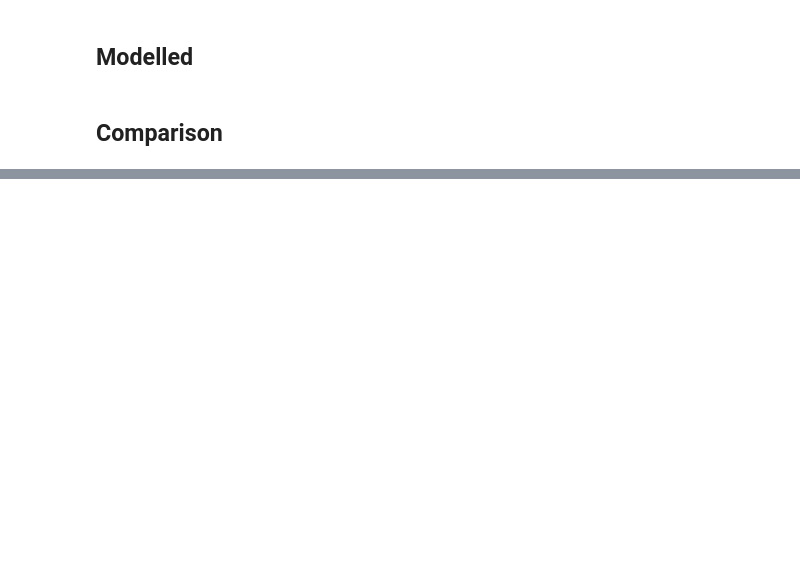
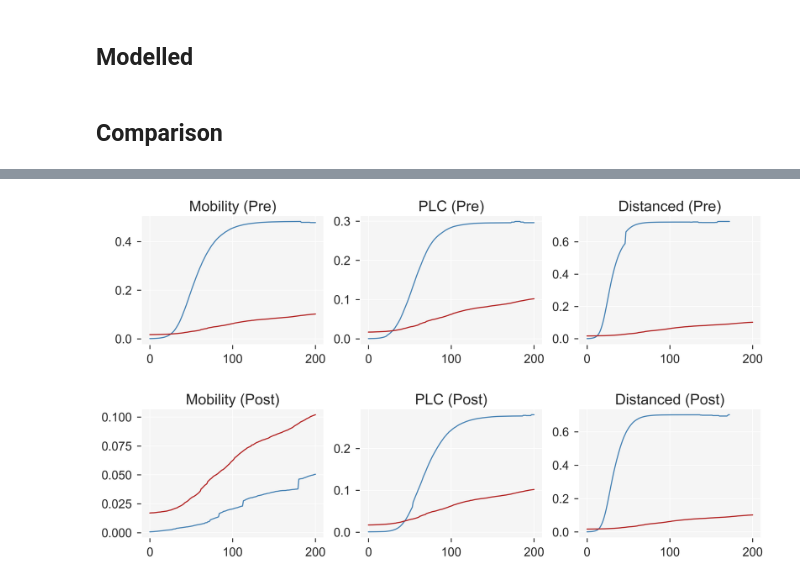
Before and after one commit to leo-pfeiffer/epi-sim, a Jupyter notebook: lib/experiments/4_model_validation.ipynb, the cells around one changed output, grey strips where cells are left out. Saved outputs shown, nothing was run; the diff lists cells and outputs as text; code cells hidden in the pictures; blank space fills up the shorter version.

```diff
--- a/lib/experiments/4_model_validation.ipynb
+++ b/lib/experiments/4_model_validation.ipynb
@@ -166,0 +230,31 @@ plt.show()
+# %%
+matplotlib.style.use('seaborn')
+matplotlib.rcParams['figure.dpi'] = 300
+seaborn.set_context('notebook', font_scale=1.5)
+
+fig, (r1, r2) = plt.subplots(2, 3, figsize=(15, 8), facecolor='w',
+                             gridspec_kw={'width_ratios': [1, 1, 1]})
+
+x, y = new_haven_tc()
+
+data = [
+    {'name': 'seir_mobility_pre_validation', 'title': 'Mobility (Pre)'},
+    {'name': 'seir_plc_pre_validation', 'title': 'PLC (Pre)'},
+    {'name': 'seir_distanced_pre_validation', 'title': 'Distanced (Pre)'},
+
+    {'name': 'seir_mobility_post_validation', 'title': 'Mobility (Post)'},
+    {'name': 'seir_plc_post_validation', 'title': 'PLC (Post)'},
+    {'name': 'seir_distanced_post_validation', 'title': 'Distanced (Post)'},
+]
+
+for ax, d in zip([*r1, *r2], data):
+    ax.plot(*make_tc_ts(d['name'], MAX_TIME), color='steelblue')
+    ax.plot(x, y, color='firebrick')
+    ax.set_facecolor('#F5F5F5')
+    ax.set_title(d['title'], fontsize=20)
+
+plt.subplots_adjust(hspace=0.5)
+# plt.savefig(GRAPHICS + '/comparison-network-metrics.png', bbox_inches="tight")
+plt.show()
+# %% [output]
+[figure, added]
```
Also changed, not shown: parts of 13 cells of this notebook.
